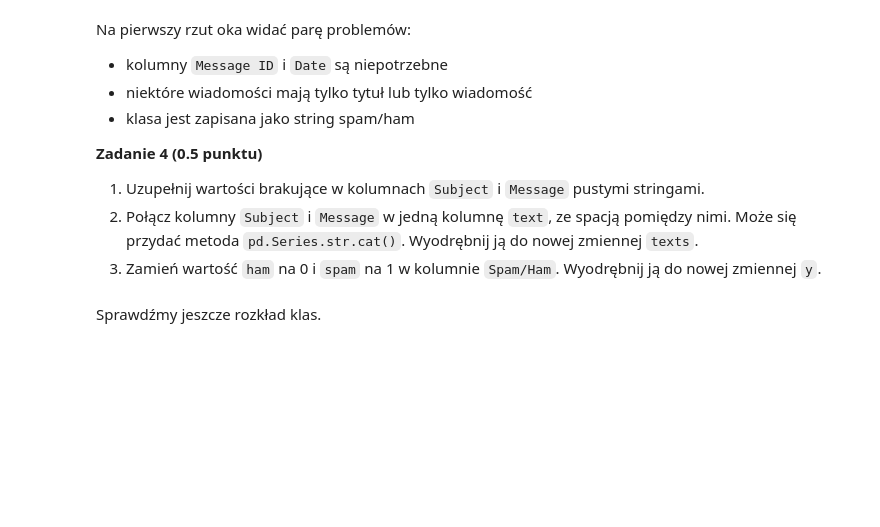
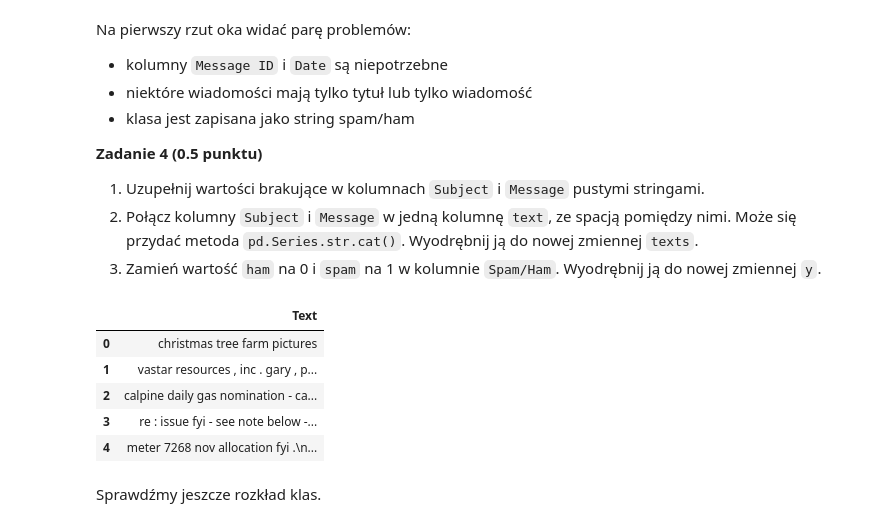
Before and after one commit to Wenszel/agh-machine-learning, a Jupyter notebook: 04_probabilistic_methods/notebook.ipynb, the cells around one changed output. Saved outputs shown, nothing was run; the diff lists cells and outputs as text; code cells hidden in the pictures; blank space fills up the shorter version.

```diff
--- a/04_probabilistic_methods/notebook.ipynb
+++ b/04_probabilistic_methods/notebook.ipynb
@@ -273,6 +287,31 @@ Na pierwszy rzut oka widać parę problemów:
 1. Uzupełnij wartości brakujące w kolumnach `Subject` i `Message` pustymi stringami.
 2. Połącz kolumny `Subject` i `Message` w jedną kolumnę `text`, ze spacją pomiędzy nimi. Może się przydać metoda `pd.Series.str.cat()`. Wyodrębnij ją do nowej zmiennej `texts`.
 3. Zamień wartość `ham` na 0 i `spam` na 1 w kolumnie `Spam/Ham`. Wyodrębnij ją do nowej zmiennej `y`.
+# %%
+df = df.drop(columns=["Message ID", "Date"])
+df[["Subject", "Message"]]= df[["Subject", "Message"]].fillna("")
+
+
+texts = df["Subject"].str.cat(df["Message"], sep=" ")
+df["Text"] = texts
+df = df.drop(columns=["Subject", "Message"])
+
+new_ham_values = {
+    "ham": 0,
+    "spam": 1,
+}
+
+df["Spam/Ham"] = df["Spam/Ham"].map(new_ham_values)
+y = df.pop("Spam/Ham")
+# %%
+df.head()
+# %% [output]
+|  | Text |
+| 0 | christmas tree farm pictures |
+| 1 | vastar resources , inc . gary , p... |
+| 2 | calpine daily gas nomination - ca... |
+| 3 | re : issue fyi - see note below -... |
+| 4 | meter 7268 nov allocation fyi .\n... |
 # %% [markdown]
 Sprawdźmy jeszcze rozkład klas.
 # %%
```
Also changed, not shown: parts of 6 cells of this notebook.
